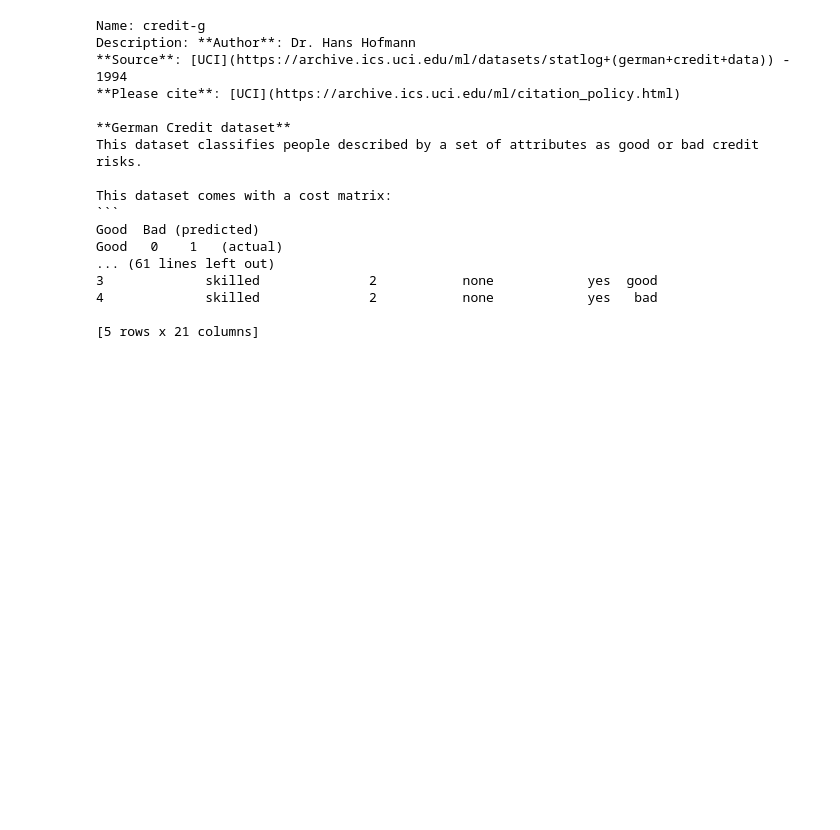
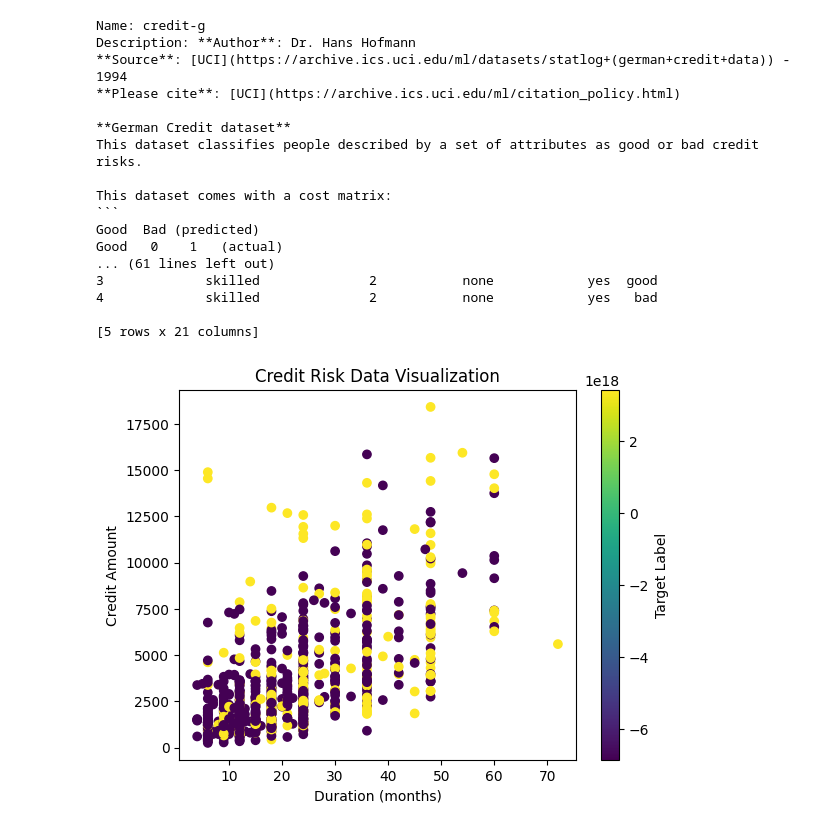
Before and after one commit to lab-jianghao/spark_ml_sample, a Jupyter notebook: 05_feature_weights_SVM_classifier.ipynb, the cells around one changed output. Drawn from its saved outputs; the diff is of its cells as text; code cells hidden in the pictures; blank space fills up the shorter version.

```diff
--- a/05_feature_weights_SVM_classifier.ipynb
+++ b/05_feature_weights_SVM_classifier.ipynb
@@ -74,3 +98,25 @@ Good   0    1   (actual)
 4             skilled              2           none            yes   bad
 
 [5 rows x 21 columns]
+# %%
+import matplotlib.pyplot as plt
+import pandas as pd
+
+duration_col = "duration"
+credit_amount_col = "credit_amount"
+target_col = "class"
+
+
+credit_risk_df['target_encoded'] = credit_risk_df[target_col].apply(hash)
+
+plt.scatter(credit_risk_df[duration_col], credit_risk_df[credit_amount_col], c=credit_risk_df['target_encoded'], cmap='viridis', marker='o')
+
+plt.xlabel("Duration (months)")
+plt.ylabel("Credit Amount")
+plt.title("Credit Risk Data Visualization")
+
+plt.colorbar(label="Target Label")
+
+plt.show()
+# %% [output]
+[figure, added]
```
Also changed, not shown: parts of 13 cells of this notebook.
